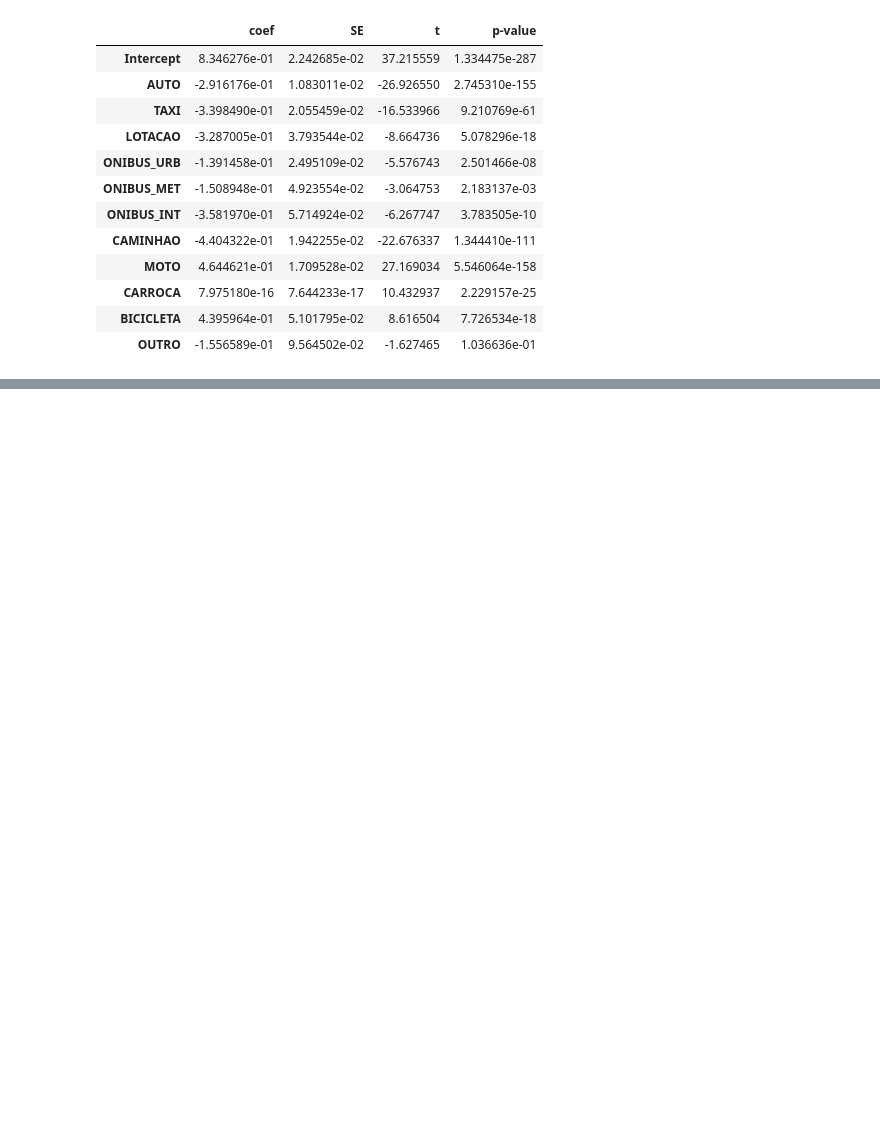
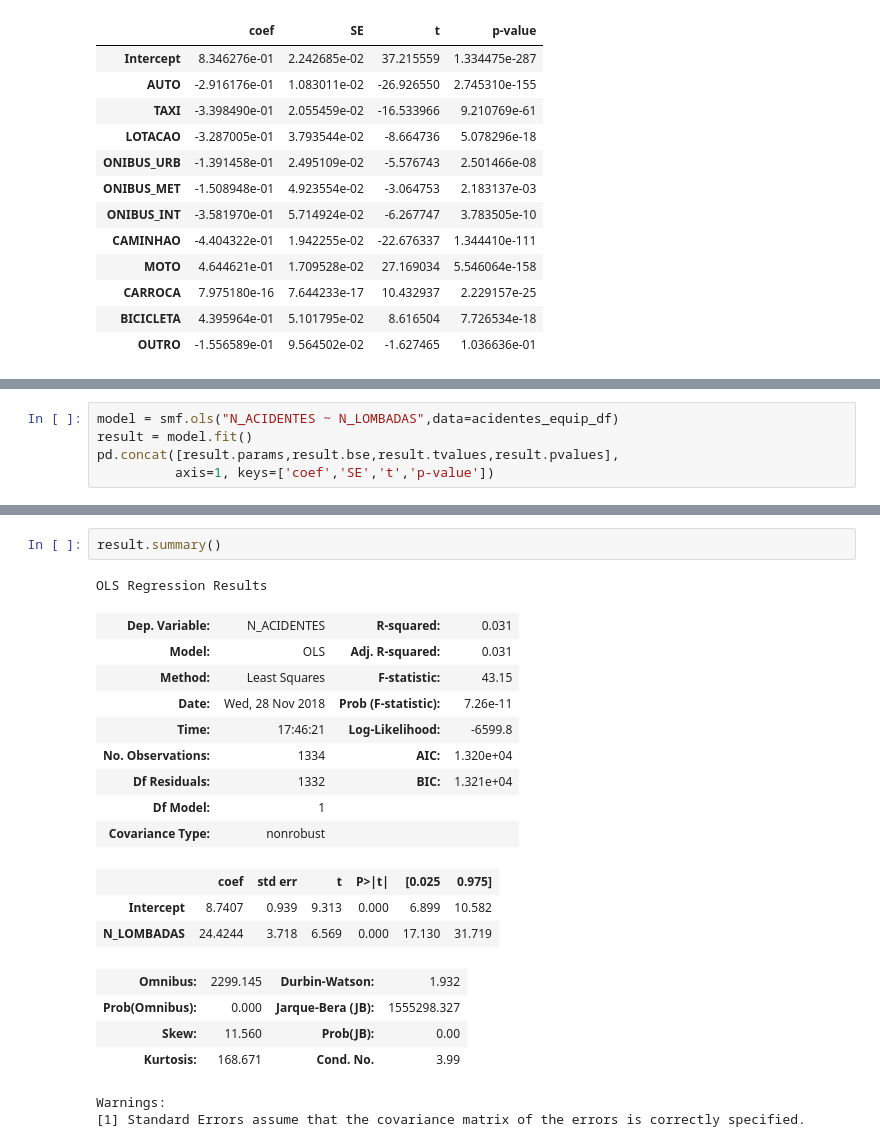
Before and after one commit to if1015-datascience-ufpe/2018-2-projeto-data-lords, a Jupyter notebook: project.ipynb, the cells around one changed output, grey strips where cells are left out. Cells and saved outputs as stored; diff of their text form; blank space fills up the shorter version.

```diff
--- a/project.ipynb
+++ b/project.ipynb
@@ -1051,0 +1095,5 @@ pd.concat([result.params,result.bse,result.tvalues,result.pvalues],
+# %%
+model = smf.ols("N_ACIDENTES ~ N_LOMBADAS",data=acidentes_equip_df)
+result = model.fit()
+pd.concat([result.params,result.bse,result.tvalues,result.pvalues],
+          axis=1, keys=['coef','SE','t','p-value'])
@@ -1051,0 +1111,22 @@ pd.concat([result.params,result.bse,result.tvalues,result.pvalues],
+# %%
+result.summary()
+# %% [output]
+OLS Regression Results
+| Dep. Variable: | N_ACIDENTES | R-squared: | 0.031 |
+| Model: | OLS | Adj. R-squared: | 0.031 |
+| Method: | Least Squares | F-statistic: | 43.15 |
+| Date: | Wed, 28 Nov 2018 | Prob (F-statistic): | 7.26e-11 |
+| Time: | 17:46:21 | Log-Likelihood: | -6599.8 |
+| No. Observations: | 1334 | AIC: | 1.320e+04 |
+| Df Residuals: | 1332 | BIC: | 1.321e+04 |
+| Df Model: | 1 |  |  |
+| Covariance Type: | nonrobust |  |  |
+|  | coef | std err | t | P>|t| | [0.025 | 0.975] |
+| Intercept | 8.7407 | 0.939 | 9.313 | 0.000 | 6.899 | 10.582 |
+| N_LOMBADAS | 24.4244 | 3.718 | 6.569 | 0.000 | 17.130 | 31.719 |
+| Omnibus: | 2299.145 | Durbin-Watson: | 1.932 |
+| Prob(Omnibus): | 0.000 | Jarque-Bera (JB): | 1555298.327 |
+| Skew: | 11.560 | Prob(JB): | 0.00 |
+| Kurtosis: | 168.671 | Cond. No. | 3.99 |
+Warnings:
+[1] Standard Errors assume that the covariance matrix of the errors is correctly specified.
```
Also changed, not shown: parts of 12 cells of this notebook.
